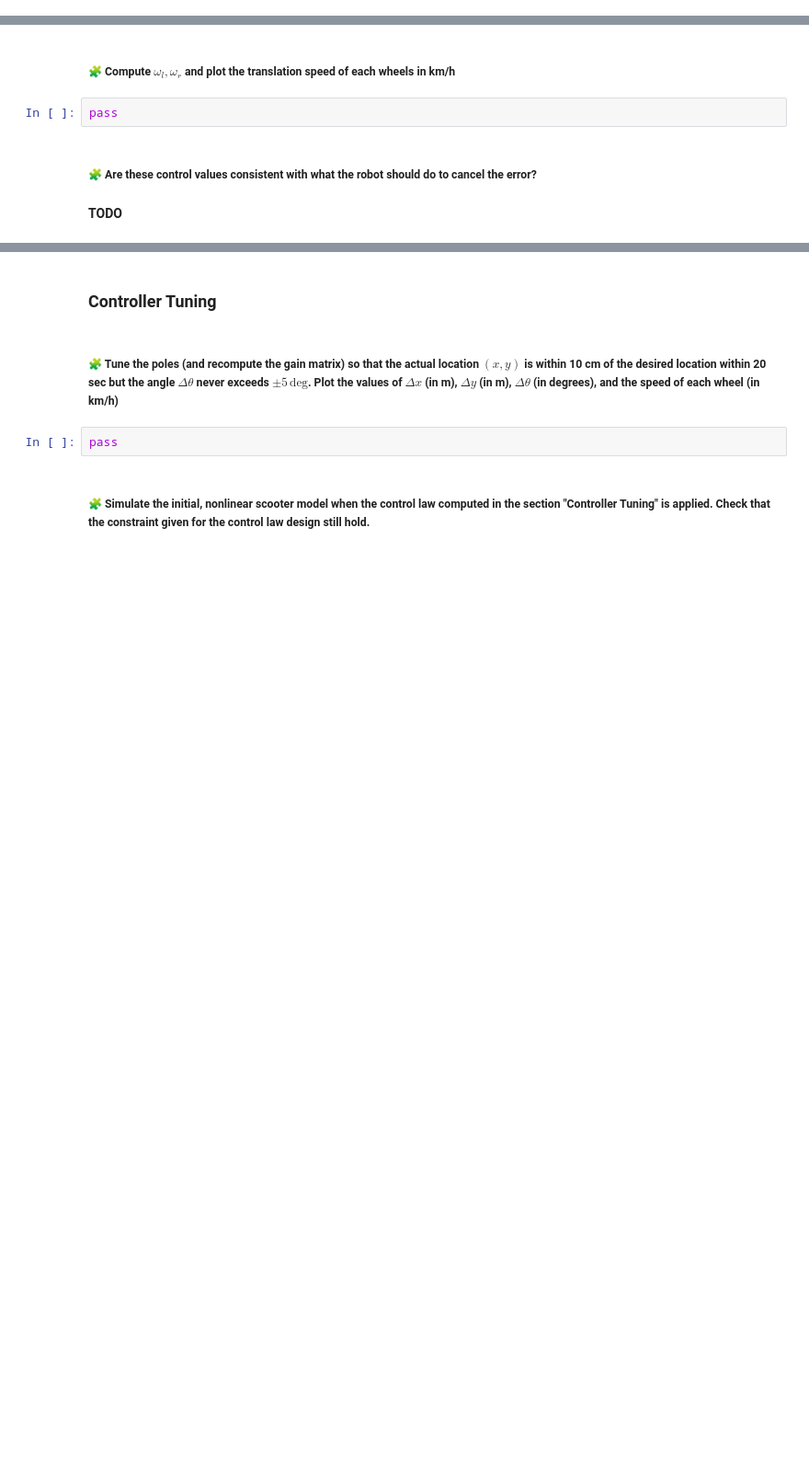
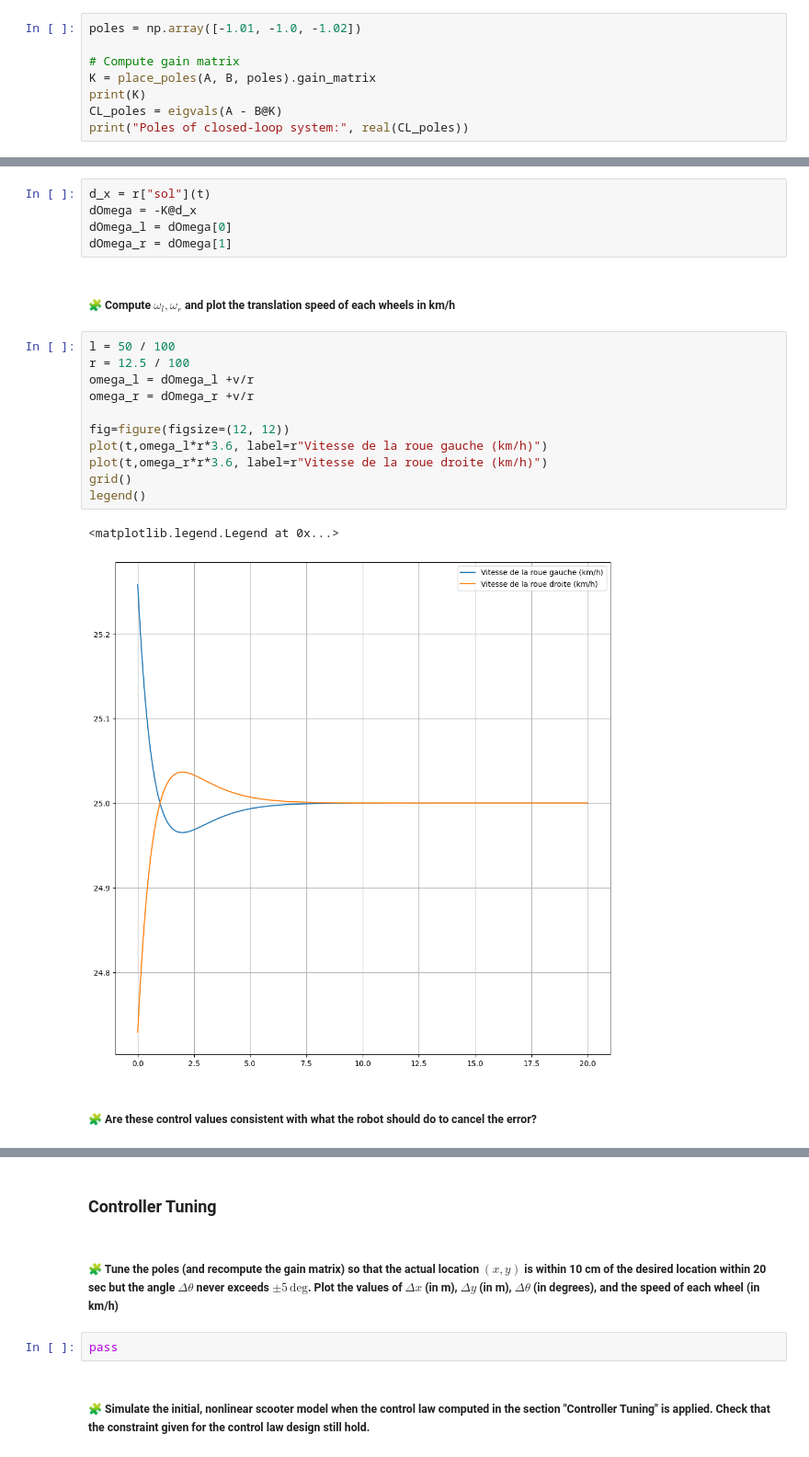
Before and after one commit to LahbibAll/control-engineering-with-python-project-2023-2024, a Jupyter notebook: Project-part-2.ipynb, the cells around one changed output, grey strips where cells are left out. Shown at 92% size. Drawn from its saved outputs; the diff is of its cells as text; blank space fills up the shorter version.

```diff
--- a/Project-part-2.ipynb
+++ b/Project-part-2.ipynb
@@ -634,0 +657,8 @@ pass
+# %%
+poles = np.array([-1.01, -1.0, -1.02])
+
+# Compute gain matrix
+K = place_poles(A, B, poles).gain_matrix
+print(K)
+CL_poles = eigvals(A - B@K)
+print("Poles of closed-loop system:", real(CL_poles))
@@ -651,8 +698,23 @@ pass
+# %%
+d_x = r["sol"](t)
+dOmega = -K@d_x
+dOmega_l = dOmega[0]
+dOmega_r = dOmega[1]
 # %% [markdown]
 ##### 🧩 Compute $\omega_l,\omega_r$ and plot the translation speed of each wheels in km/h
-# %%
-pass
+# %%
+l = 50 / 100
+r = 12.5 / 100
+omega_l = dOmega_l +v/r
+omega_r = dOmega_r +v/r
+
+fig=figure(figsize=(12, 12))
+plot(t,omega_l*r*3.6, label=r"Vitesse de la roue gauche (km/h)")
+plot(t,omega_r*r*3.6, label=r"Vitesse de la roue droite (km/h)")
+grid()
+legend()
+# %% [output]
+<matplotlib.legend.Legend at 0x...>
+[figure, added]
 # %% [markdown]
 ##### 🧩 Are these control values consistent with what the robot should do to cancel the error?
-# %% [markdown]
-**TODO**
```
Also changed, not shown: parts of 14 cells of this notebook.
